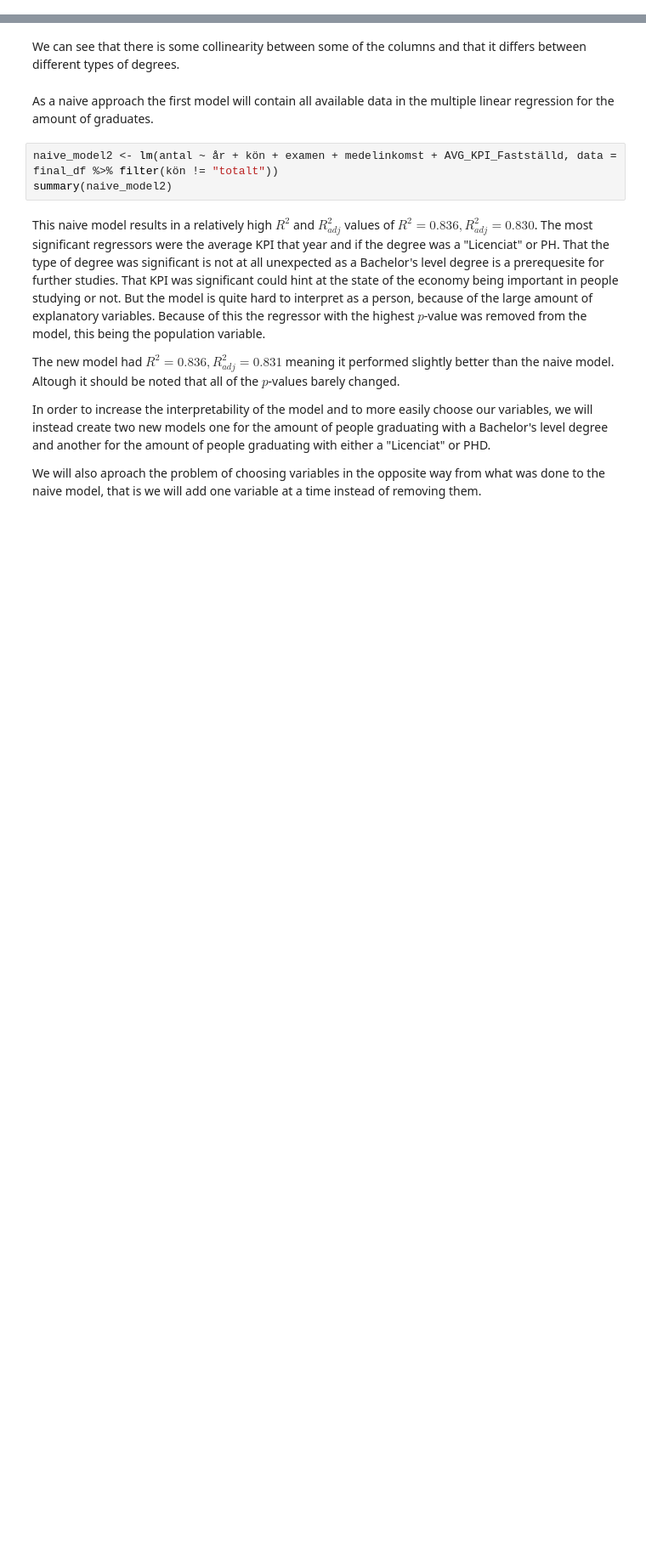
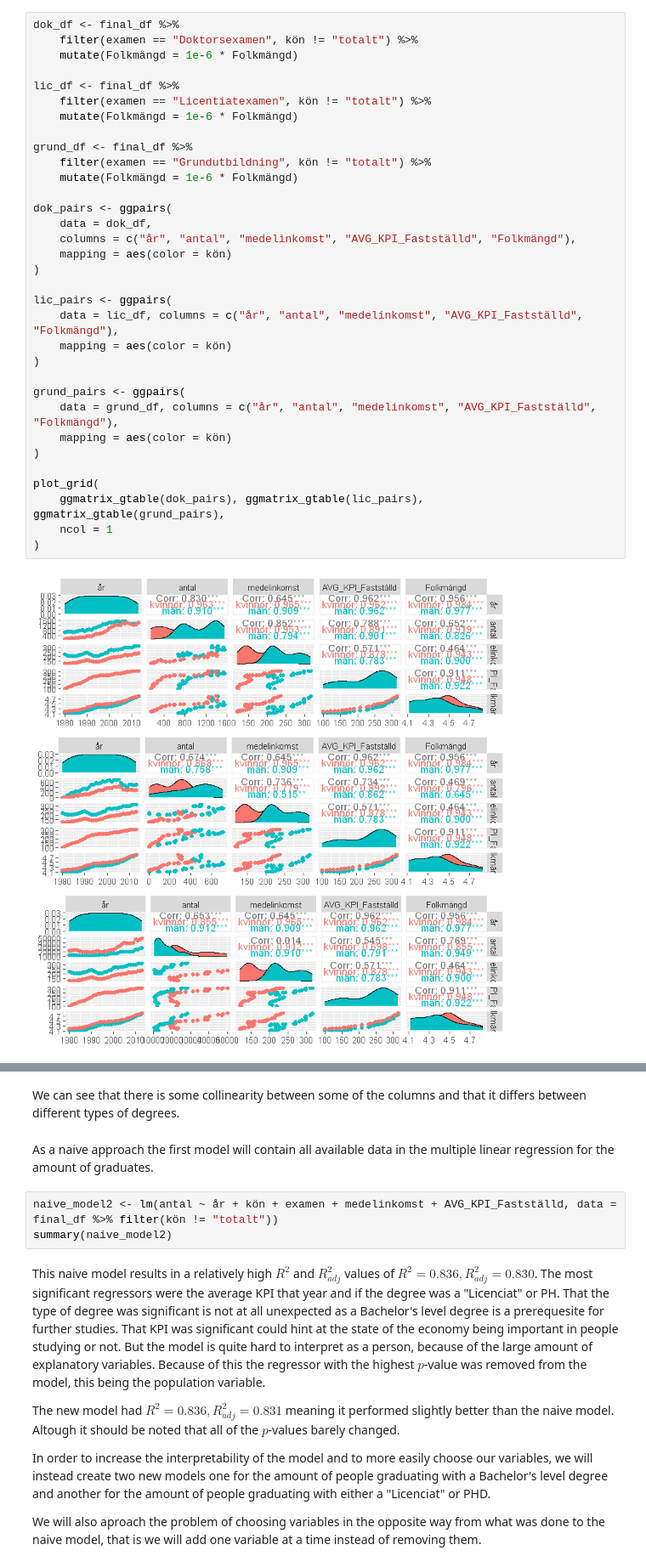
Before and after one commit to massemassiv/su-mt4007, a Jupyter notebook: Projekt/new_notebook.ipynb, the cells around one changed output, grey strips where cells are left out. Shown at 85% size. Drawn from its saved outputs; the diff is of its cells as text; blank space fills up the shorter version.

```diff
--- a/Projekt/new_notebook.ipynb
+++ b/Projekt/new_notebook.ipynb
@@ -132,0 +140,35 @@ We then do some eploratory data analysis on the collected data
+# %%
+dok_df <- final_df %>%
+    filter(examen == "Doktorsexamen", kön != "totalt") %>%
+    mutate(Folkmängd = 1e-6 * Folkmängd)
+
+lic_df <- final_df %>%
+    filter(examen == "Licentiatexamen", kön != "totalt") %>%
+    mutate(Folkmängd = 1e-6 * Folkmängd)
+
+grund_df <- final_df %>%
+    filter(examen == "Grundutbildning", kön != "totalt") %>%
+    mutate(Folkmängd = 1e-6 * Folkmängd)
+
+dok_pairs <- ggpairs(
+    data = dok_df,
+    columns = c("år", "antal", "medelinkomst", "AVG_KPI_Fastställd", "Folkmängd"),
+    mapping = aes(color = kön)
+)
+
+lic_pairs <- ggpairs(
+    data = lic_df, columns = c("år", "antal", "medelinkomst", "AVG_KPI_Fastställd", "Folkmängd"),
+    mapping = aes(color = kön)
+)
+
+grund_pairs <- ggpairs(
+    data = grund_df, columns = c("år", "antal", "medelinkomst", "AVG_KPI_Fastställd", "Folkmängd"),
+    mapping = aes(color = kön)
+)
+
+plot_grid(
+    ggmatrix_gtable(dok_pairs), ggmatrix_gtable(lic_pairs), ggmatrix_gtable(grund_pairs),
+    ncol = 1
+)
+# %% [output]
+[figure, added]
```
Also changed, not shown: parts of 12 cells of this notebook, 1 other file.
